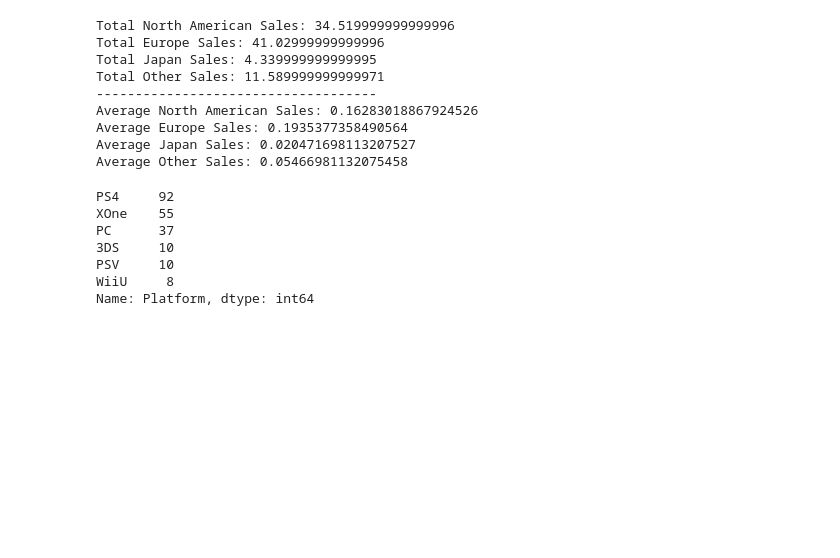
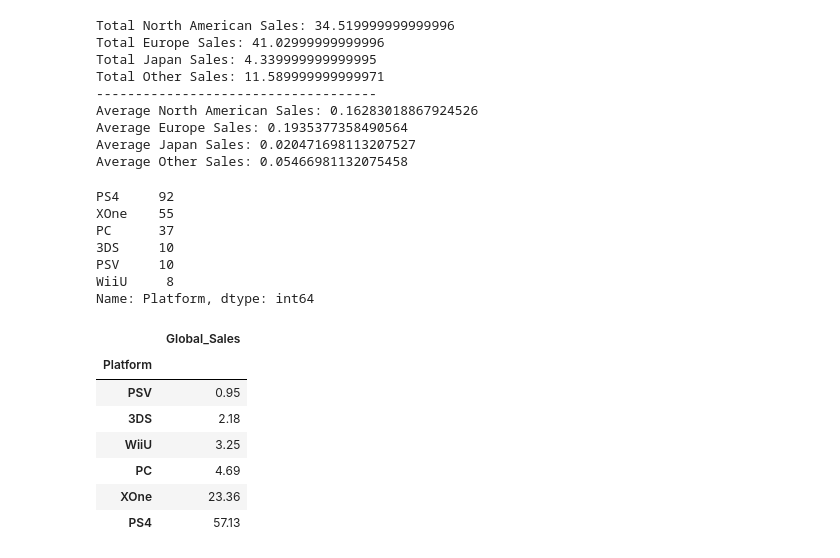
Before and after one commit to mcgvgc2514/Video-Game-Sale-Analysis, a Jupyter notebook: Data Cleaning/Final Analysis.ipynb, the cells around one changed output. Cells and saved outputs as stored; diff of their text form; code cells hidden in the pictures; blank space fills up the shorter version.

```diff
--- a/Data Cleaning/Final Analysis.ipynb
+++ b/Data Cleaning/Final Analysis.ipynb
@@ -280,12 +280,27 @@ PSV     10
 WiiU     8
 Name: Platform, dtype: int64
 # %%
-PS42016 = GamesDF2016_Dropped_All[GamesDF2016_Dropped_All.Platform == 'PS4']
-XOne2016 = GamesDF2016_Dropped_All[GamesDF2016_Dropped_All.Platform == 'XOne']
-PC2016 = GamesDF2016_Dropped_All[GamesDF2016_Dropped_All.Platform == 'PC']
-TDS2016 = GamesDF2016_Dropped_All[GamesDF2016_Dropped_All.Platform == '3DS']
-PSV2016 = GamesDF2016_Dropped_All[GamesDF2016_Dropped_All.Platform == 'PSV']
-WiiU2016 = GamesDF2016_Dropped_All[GamesDF2016_Dropped_All.Platform == 'WiiU']
+Platform2016_Sales = GamesDF2016_Dropped_All[['Platform', 'Global_Sales']]
+
+#Ignore->
+PS42016 = Platform2016_Sales[Platform2016_Sales.Platform == 'PS4']
+XOne2016 = Platform2016_Sales[Platform2016_Sales.Platform == 'XOne']
+PC2016 = Platform2016_Sales[Platform2016_Sales.Platform == 'PC']
+TDS2016 = Platform2016_Sales[Platform2016_Sales.Platform == '3DS']
+PSV2016 = Platform2016_Sales[Platform2016_Sales.Platform == 'PSV']
+WiiU2016 = Platform2016_Sales[Platform2016_Sales.Platform == 'WiiU']
 
 Platform2016Data = (PS42016, XOne2016, PC2016, TDS2016, PSV2016, WiiU2016)
-Groups = ("PS4", "XboxOne", "PC", "3DS", "PSV", "WiiU")
+Groups = ("PS4", "XboxOne", "PC", "3DS", "PSV", "WiiU") # <- Ignore
+
+Platform2016_Sales.groupby("Platform").sum().sort_values("Global_Sales")
+# Looks like games on PS4 sell the most by far, followed by Xbox One
+# %% [output]
+|  | Global_Sales |
+| Platform |  |
+| PSV | 0.95 |
+| 3DS | 2.18 |
+| WiiU | 3.25 |
+| PC | 4.69 |
+| XOne | 23.36 |
+| PS4 | 57.13 |
```
Also changed, not shown: parts of 5 cells of this notebook.
